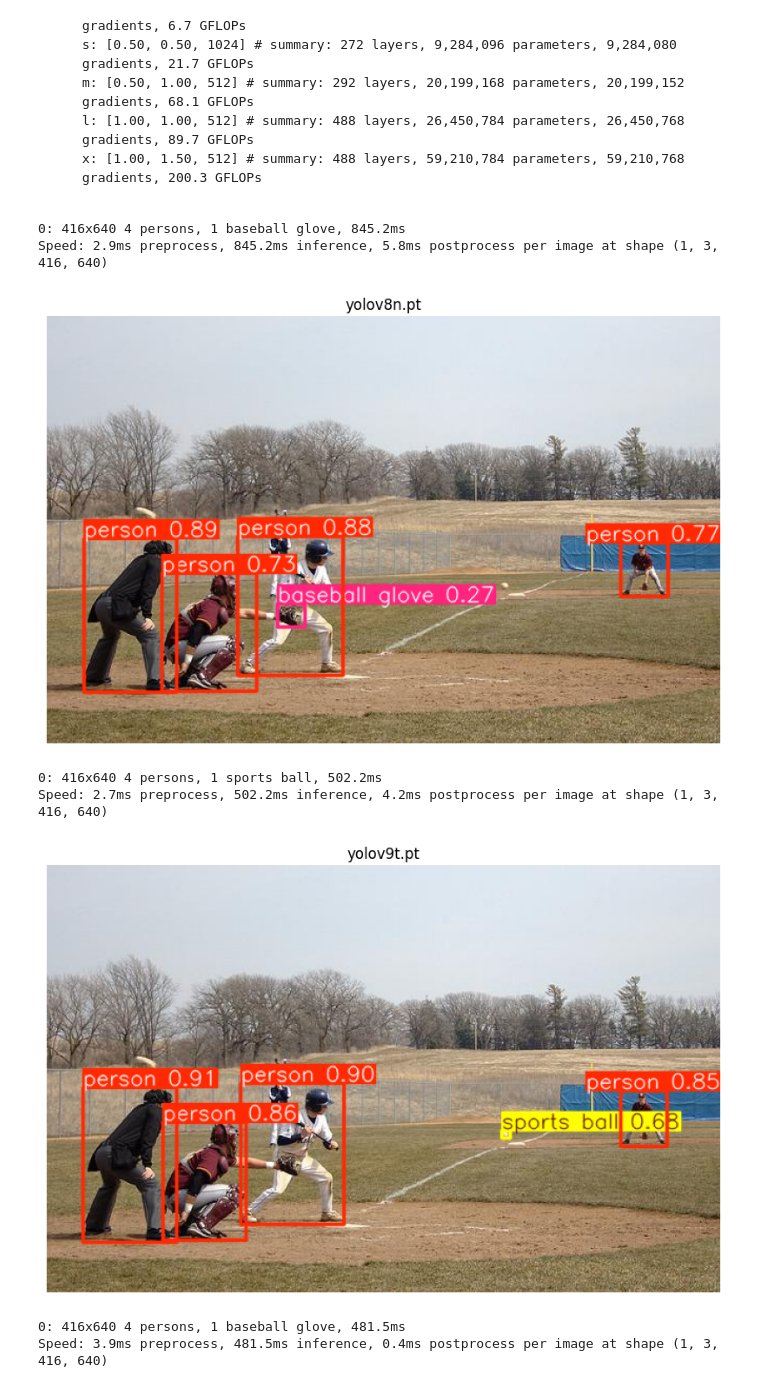
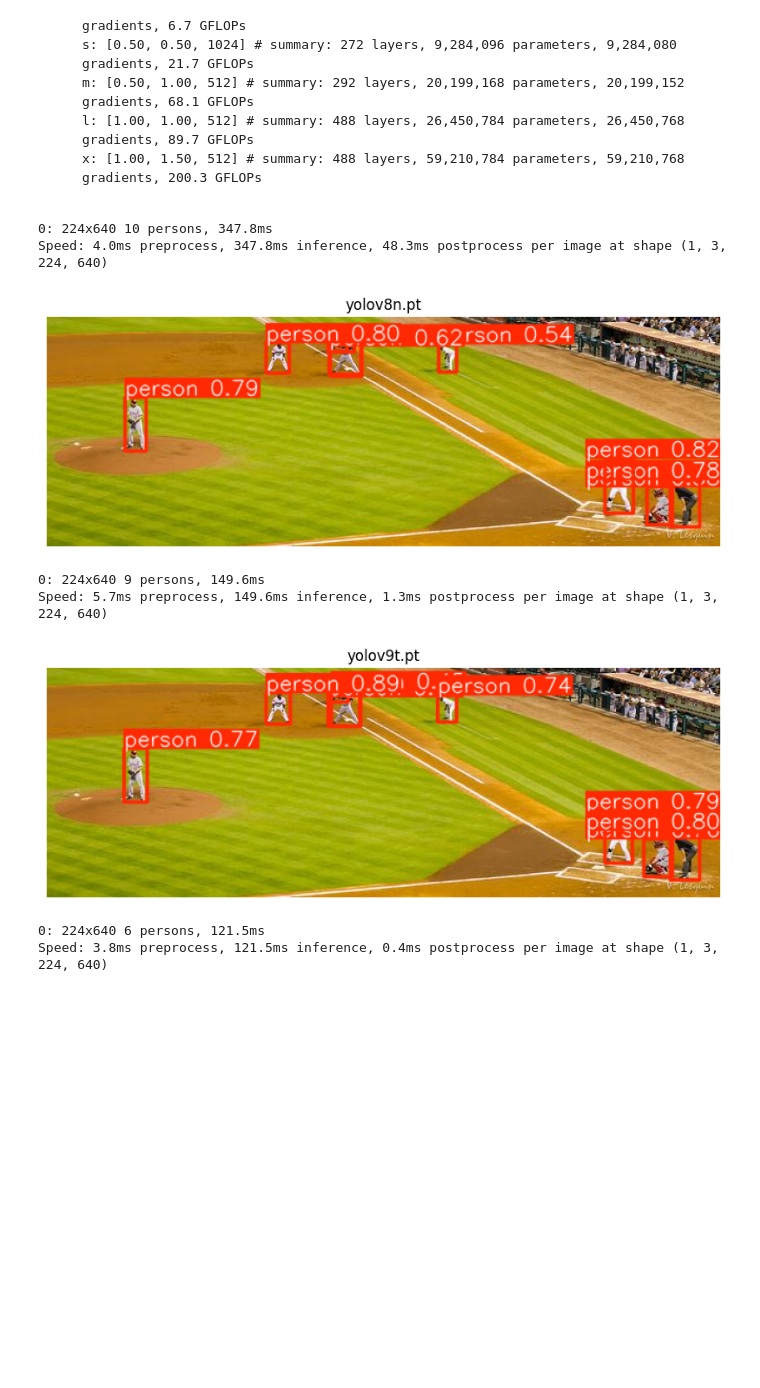
Before and after one commit to suriseven/image_tutorial, a Jupyter notebook: chap03/chap03.ipynb, the cells around one changed output. Drawn from its saved outputs; the diff is of its cells as text; code cells hidden in the pictures; blank space fills up the shorter version.

```diff
--- a/chap03/chap03.ipynb
+++ b/chap03/chap03.ipynb
@@ -77,43 +77,44 @@ with zipfile.ZipFile(save_path, 'r') as zip_ref:
 from ultralytics import YOLO
 import cv2
 import matplotlib.pyplot as plt
+import os
 
 # 이번 시간에 사용할 YOLO 모델들 정의
 models = [
     "yolov8n.pt",
     "yolov9t.pt",
     "yolov10n.pt",
     "yolo11n.pt",
     "yolo12n.pt"
 ]
 
 ########################################
 # 파일명을 바꾸면서 여러번 테스트를 해봅시다 #
 ########################################
-filename = r"coco128\images\train2017\000000000488.jpg"
+filename = os.path.join('coco128', 'images', 'train2017', '000000000357.jpg')
 
 # 이미지 불러오기
 img = cv2.imread(filename)
 img_rgb = cv2.cvtColor(img, cv2.COLOR_BGR2RGB)
 
 # 각 모델별 추론 실행
 for weight in models:
     model = YOLO(weight)        # 모델 불러오기
     results = model(img_rgb)    # 추론
 
     # 결과 시각화
     res_plotted = results[0].plot()  # 결과 그리기
     plt.figure(figsize=(10, 7))
     plt.imshow(res_plotted)
     plt.axis("off")
     plt.title(weight)
     plt.show()
 # %% [output]
-0: 416x640 4 persons, 1 baseball glove, 845.2ms
-Speed: 2.9ms preprocess, 845.2ms inference, 5.8ms postprocess per image at shape (1, 3, 416, 640)
+0: 224x640 10 persons, 347.8ms
+Speed: 4.0ms preprocess, 347.8ms inference, 48.3ms postprocess per image at shape (1, 3, 224, 640)
-[figure, old version]
+[figure, new version]
-0: 416x640 4 persons, 1 sports ball, 502.2ms
-Speed: 2.7ms preprocess, 502.2ms inference, 4.2ms postprocess per image at shape (1, 3, 416, 640)
+0: 224x640 9 persons, 149.6ms
+Speed: 5.7ms preprocess, 149.6ms inference, 1.3ms postprocess per image at shape (1, 3, 224, 640)
-[figure, old version]
+[figure, new version]
-0: 416x640 4 persons, 1 baseball glove, 481.5ms
-Speed: 3.9ms preprocess, 481.5ms inference, 0.4ms postprocess per image at shape (1, 3, 416, 640)
+0: 224x640 6 persons, 121.5ms
+Speed: 3.8ms preprocess, 121.5ms inference, 0.4ms postprocess per image at shape (1, 3, 224, 640)
```
Also changed, not shown: parts of 2 cells of this notebook.
